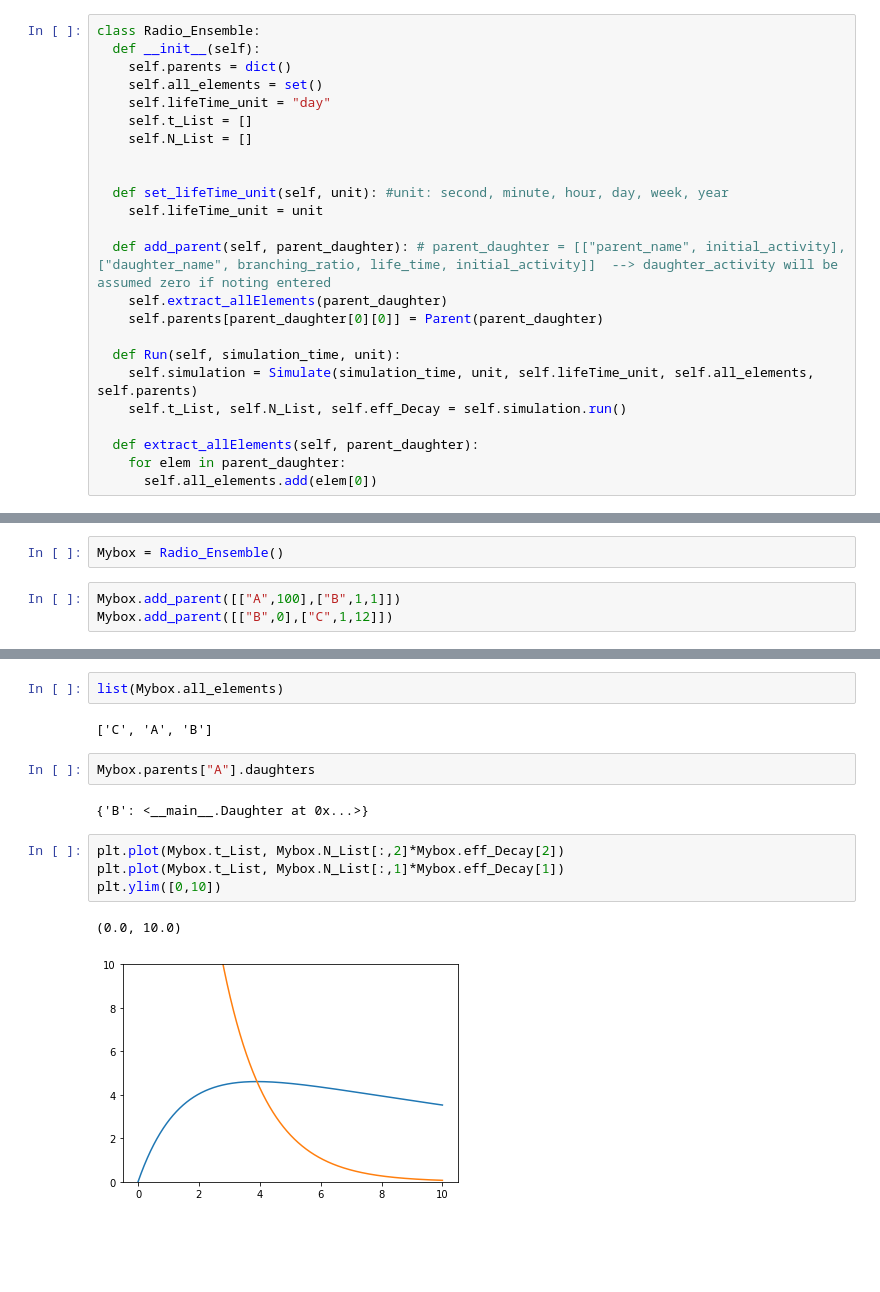
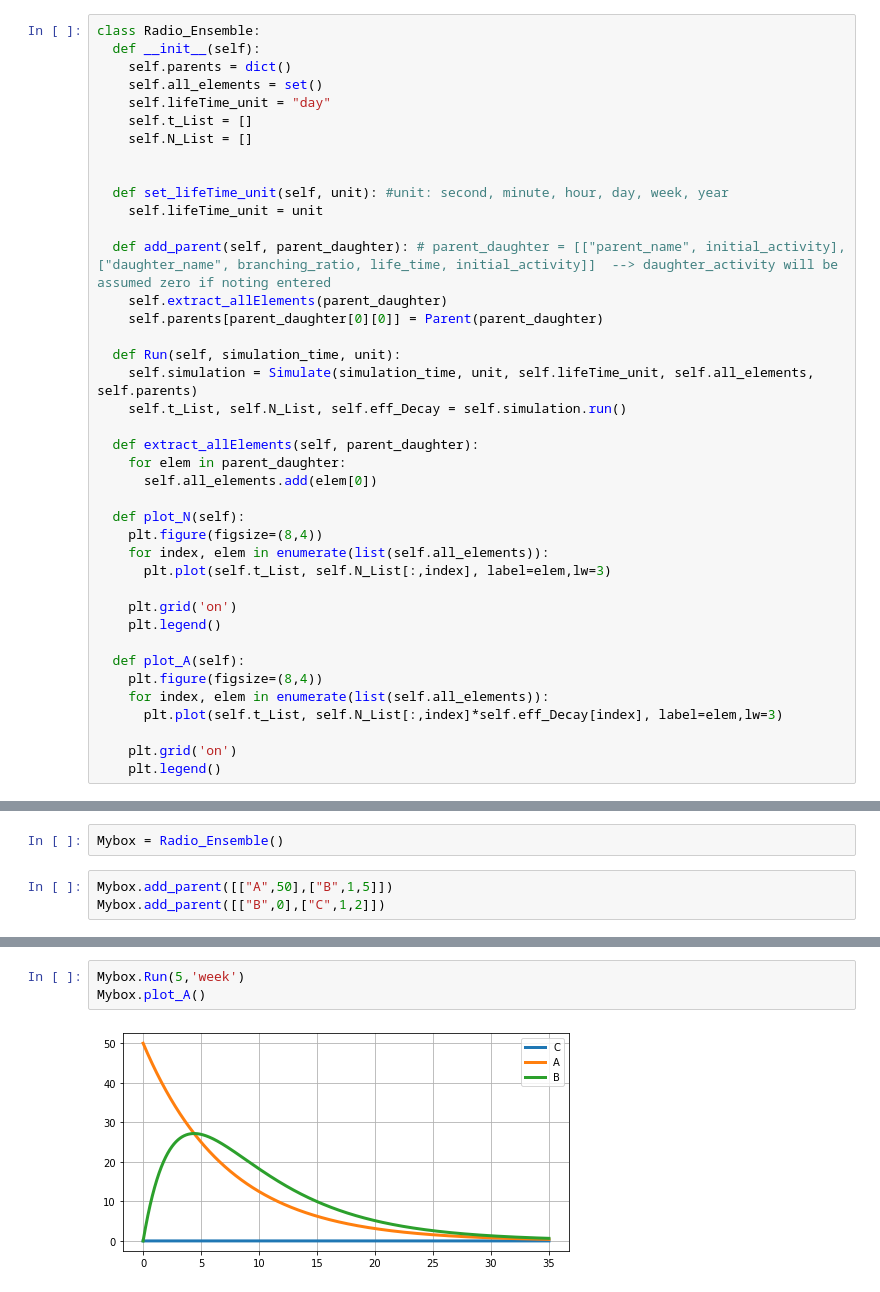
Before and after one commit to alifele/MedicalPhysicsCodes, a Jupyter notebook: radio.ipynb, the cells around one changed output, grey strips where cells are left out. Drawn from its saved outputs; the diff is of its cells as text; blank space fills up the shorter version.

```diff
--- a/radio.ipynb
+++ b/radio.ipynb
@@ -96,6 +96,22 @@ class Radio_Ensemble:
   def extract_allElements(self, parent_daughter):
     for elem in parent_daughter:
       self.all_elements.add(elem[0])
+
+  def plot_N(self):
+    plt.figure(figsize=(8,4))
+    for index, elem in enumerate(list(self.all_elements)):
+      plt.plot(self.t_List, self.N_List[:,index], label=elem,lw=3)
+
+    plt.grid('on')
+    plt.legend()
+
+  def plot_A(self):
+    plt.figure(figsize=(8,4))
+    for index, elem in enumerate(list(self.all_elements)):
+      plt.plot(self.t_List, self.N_List[:,index]*self.eff_Decay[index], label=elem,lw=3)
+
+    plt.grid('on')
+    plt.legend()
 # %%
 class Parent:
   def __init__(self, parent_daughter):
@@ -197,5 +214,5 @@ class Simulate:
 # %%
 Mybox = Radio_Ensemble()
 # %%
-Mybox.add_parent([["A",100],["B",1,1]])
-Mybox.add_parent([["B",0],["C",1,12]])
+Mybox.add_parent([["A",50],["B",1,5]])
+Mybox.add_parent([["B",0],["C",1,2]])
@@ -212,15 +219,5 @@ list(Mybox.simulation.all_elements)
-# %%
-list(Mybox.all_elements)
-# %% [output]
-['C', 'A', 'B']
-# %%
-Mybox.parents["A"].daughters
-# %% [output]
-{'B': <__main__.Daughter at 0x...>}
-# %%
-plt.plot(Mybox.t_List, Mybox.N_List[:,2]*Mybox.eff_Decay[2])
-plt.plot(Mybox.t_List, Mybox.N_List[:,1]*Mybox.eff_Decay[1])
-plt.ylim([0,10])
-# %% [output]
-(0.0, 10.0)
-[figure, removed]
+# %%
+Mybox.Run(5,'week')
+Mybox.plot_A()
+# %% [output]
+[figure, added]
```
Also changed, not shown: parts of 3 cells of this notebook.
